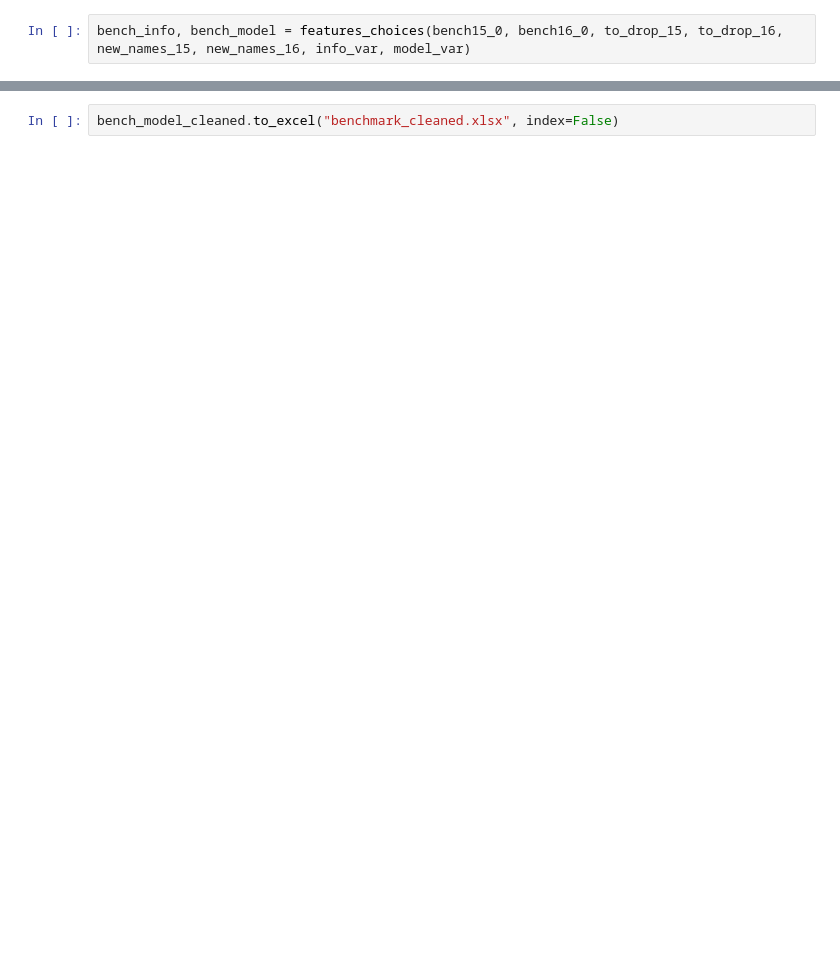
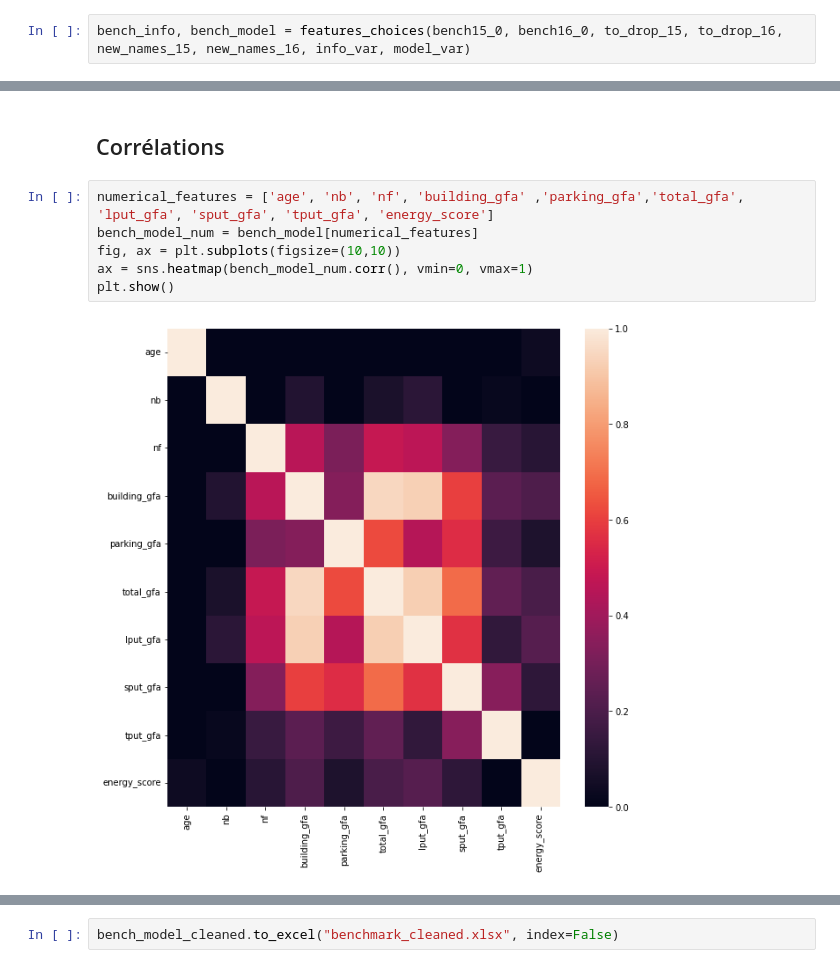
Before and after one commit to datanab/energy-consumption-prediction, a Jupyter notebook: Pélec_01_notebook_2.ipynb, the cells around one changed output, grey strips where cells are left out. Cells and saved outputs as stored; diff of their text form; blank space fills up the shorter version.

```diff
--- a/Pélec_01_notebook_2.ipynb
+++ b/Pélec_01_notebook_2.ipynb
@@ -72,0 +195,10 @@ bench_info, bench_model = features_choices(bench15_0, bench16_0, to_drop_15, to_
+# %% [markdown]
+##  Corrélations
+# %%
+numerical_features = ['age', 'nb', 'nf', 'building_gfa' ,'parking_gfa','total_gfa', 'lput_gfa', 'sput_gfa', 'tput_gfa', 'energy_score']
+bench_model_num = bench_model[numerical_features]
+fig, ax = plt.subplots(figsize=(10,10))
+ax = sns.heatmap(bench_model_num.corr(), vmin=0, vmax=1)
+plt.show()
+# %% [output]
+[figure, added]
```
Also changed, not shown: parts of 55 cells of this notebook.
